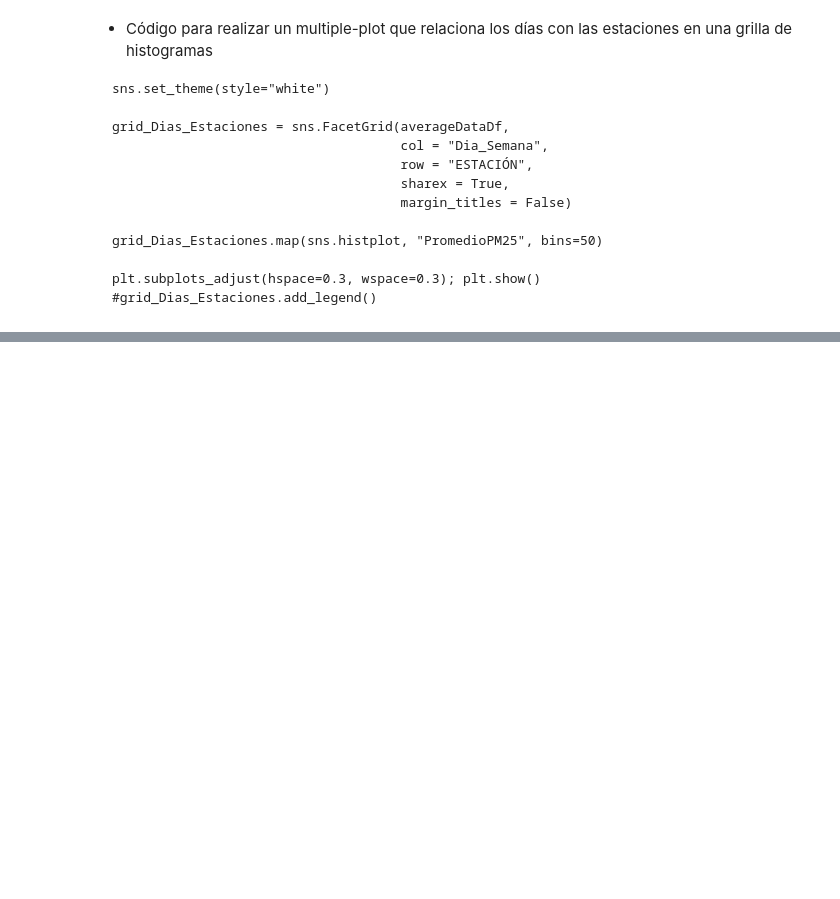
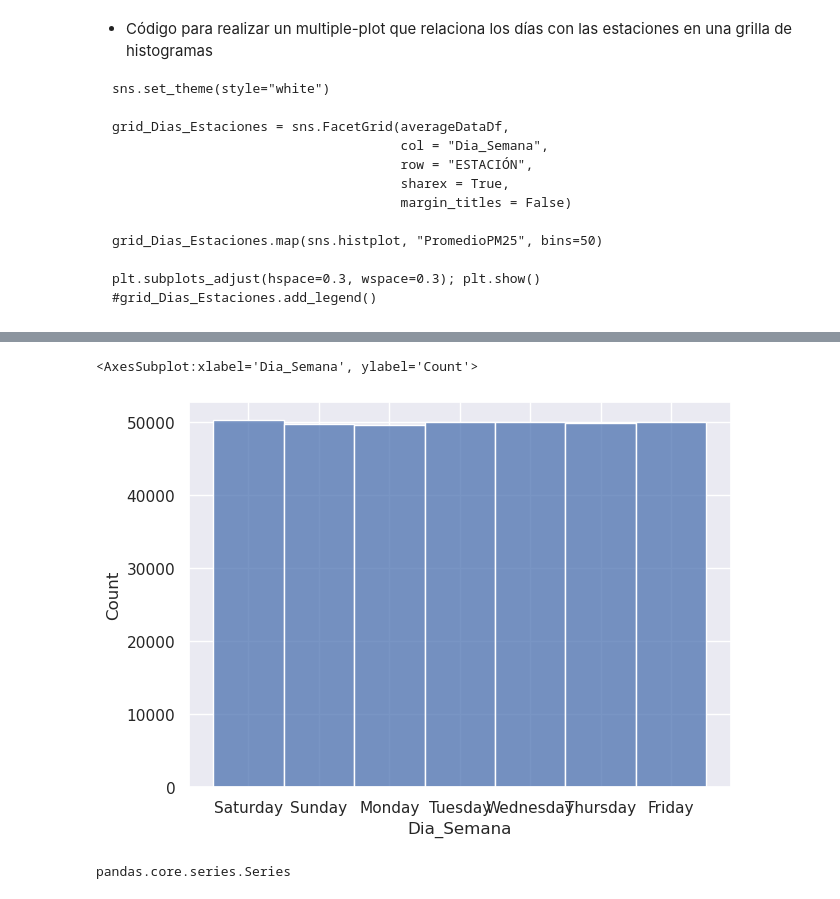
Before and after one commit to LeoUribC/CITRA_DataScience, a Jupyter notebook: CITRA_PM25/ConsolidadoEstaciones.ipynb, the cells around one changed output, grey strips where cells are left out. Drawn from its saved outputs; the diff is of its cells as text; code cells hidden in the pictures; blank space fills up the shorter version.

```diff
--- a/CITRA_PM25/ConsolidadoEstaciones.ipynb
+++ b/CITRA_PM25/ConsolidadoEstaciones.ipynb
@@ -257,0 +263,5 @@ plt.subplots_adjust(hspace=0.3, wspace=0.3); plt.show()
+# %%
+dfConsolidados.insert( 1, "Dia_Semana", np.array(dfConsolidados["Fecha"].apply(DayOfWeek)) )
+# %%
+dfConsolidados["ESTACIÓN"] = dfConsolidados["ESTACIÓN"].apply(GetStationNumber)
+dfConsolidados
@@ -257,0 +282,9 @@ plt.subplots_adjust(hspace=0.3, wspace=0.3); plt.show()
+# %%
+sns.histplot(dfConsolidados, x="Dia_Semana", bins=40)
+# %% [output]
+<AxesSubplot:xlabel='Dia_Semana', ylabel='Count'>
+[figure, added]
+# %%
+type(dfConsolidados["pm25"])
+# %% [output]
+pandas.core.series.Series
```
Also changed, not shown: parts of 4 cells of this notebook, 1 other file.
